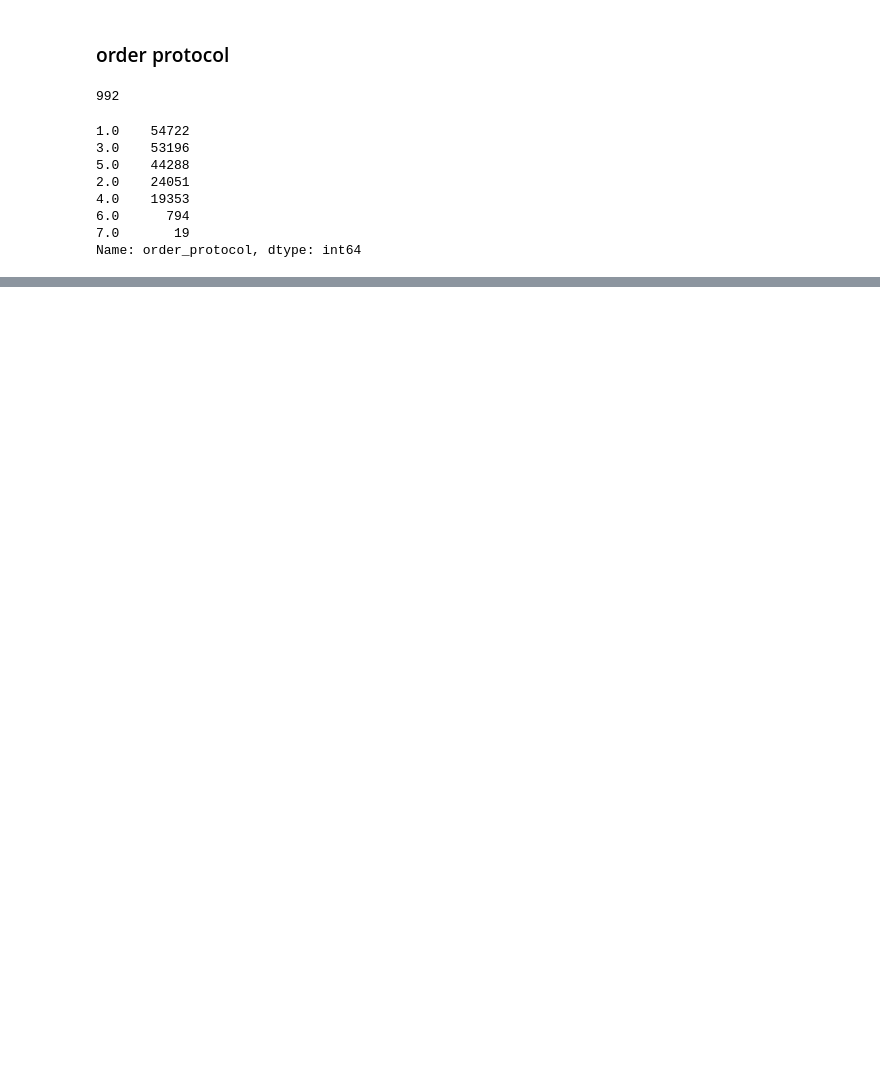
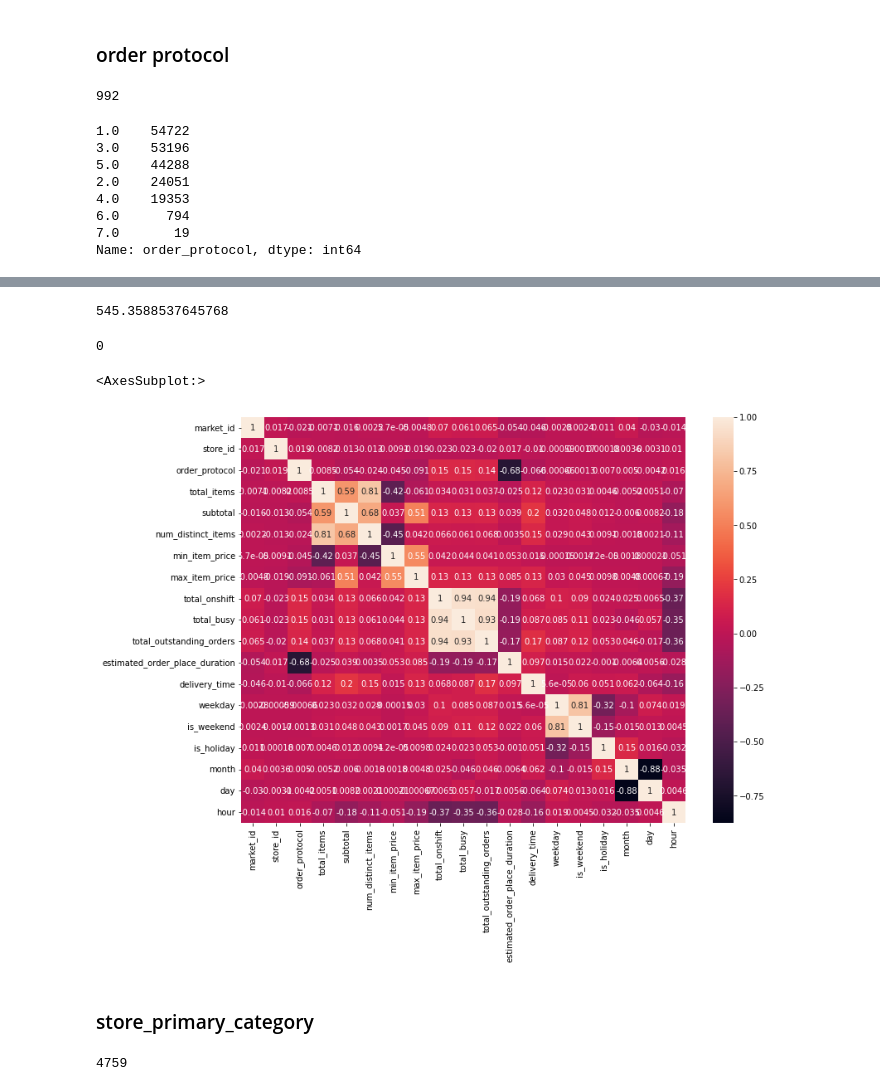
Before and after one commit to cyan9212/Kaggle, a Jupyter notebook: USA_delivery_time_prediction/delivery_time_prediction.ipynb, the cells around one changed output, grey strips where cells are left out. Drawn from its saved outputs; the diff is of its cells as text; code cells hidden in the pictures; blank space fills up the shorter version.

```diff
--- a/USA_delivery_time_prediction/delivery_time_prediction.ipynb
+++ b/USA_delivery_time_prediction/delivery_time_prediction.ipynb
@@ -571,0 +506,44 @@ delivery_df.drop()
+# %%
+from sklearn.linear_model import LinearRegression
+
+delivery_time_df = pd.DataFrame()
+delivery_time_df['delivery_time'] = delivery_df.loc[:,'delivery_time']
+delivery_time_df['estimated_time'] = delivery_df.loc[:, 'estimated_time']
+
+train = delivery_time_df[~delivery_time_df['estimated_time'].isnull()]
+test = delivery_time_df[delivery_time_df['estimated_time'].isnull()]
+
+lr = LinearRegression()
+lr.fit(train[['delivery_time']], train[['estimated_time']])
+prediction = lr.predict(test[['delivery_time']])
+# %%
+delivery_df['estimated_time'].mean()
+# %% [output]
+545.3588537645768
+# %%
+counter=-1
+
+def fillna_estimated_time(estimated_time):
+    if np.isnan(estimated_time):
+        global counter
+        counter+=1
+        return prediction[counter]
+    else:
+        return estimated_time
+
+delivery_df['estimated_time'] = delivery_df['estimated_time'].apply(fillna_estimated_time)
+delivery_df['estimated_time'].isnull().sum()
+# %% [output]
+0
+# %%
+plt.figure(figsize=(12,9))
+sns.heatmap(delivery_df.corr(), annot=True)
+# %% [output]
+<AxesSubplot:>
+[figure, added]
+# %% [markdown]
+### store_primary_category
+# %%
+delivery_df['store_primary_category'].isnull().sum()
+# %% [output]
+4759
```
Also changed, not shown: parts of 142 cells of this notebook.
